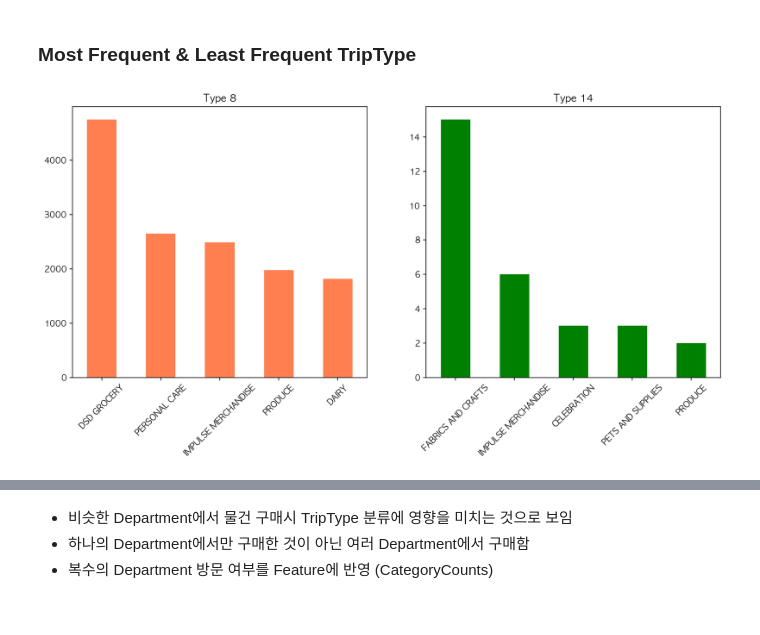
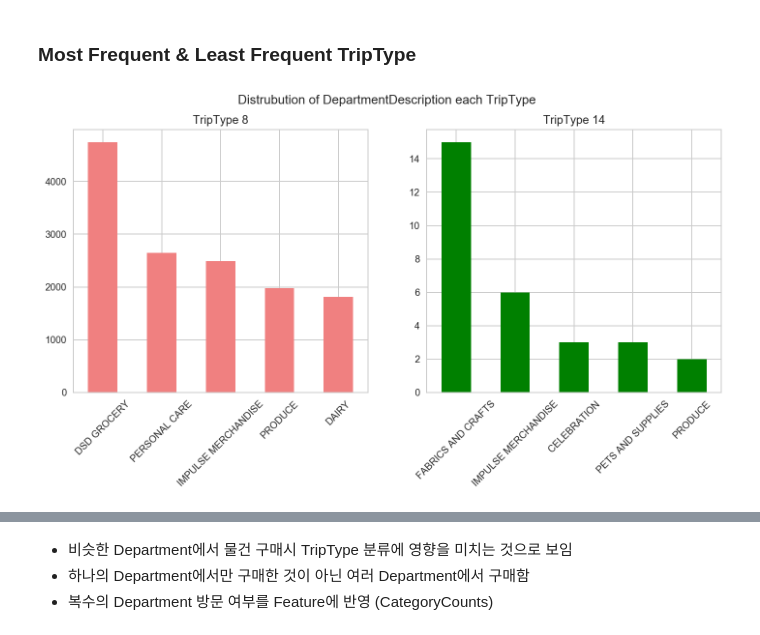
Before and after one commit to iayrots/dss7_SWYA_walmart, a Jupyter notebook: main_presentation/2팀(SWYA)_B_발표자료.ipynb, the cells around one changed output, grey strips where cells are left out. Drawn from its saved outputs; the diff is of its cells as text; code cells hidden in the pictures.

```diff
--- a/main_presentation/2팀(SWYA)_B_발표자료.ipynb
+++ b/main_presentation/2팀(SWYA)_B_발표자료.ipynb
@@ -96,6 +92,8 @@ import pandas as pd
 import matplotlib as mpl
 import matplotlib.pyplot as plt
 import seaborn as sns
+sns.set_style('whitegrid')
+%config InlineBackend.figure_formats = {'png', 'retina'}
 
 from walmart_utils import *
 
@@ -195,22 +196,24 @@ Name: DepartmentDescription, dtype: int64
 # %% [markdown]
 ### Most Frequent & Least Frequent TripType
 # %%
-fig = plt.figure(figsize=(14, 6))
+fig = plt.figure(figsize=(12, 5))
 
 ax1 = fig.add_subplot(121)
 type_8 = train[train.TripType == 8]
 type_8_items = type_8[["TripType","DepartmentDescription"]]
 type_8_items.DepartmentDescription.value_counts().head().plot(kind="bar", rot=45,
-                                        title="Type 8", color="coral")
+                                        title="TripType 8", color="lightcoral")
 ax1 = fig.add_subplot(122)
 type_14 = train[train.TripType == 14]
 type_14_items = type_14[["TripType","DepartmentDescription"]]
 type_14_items.DepartmentDescription.value_counts().head().plot(kind="bar", rot=45,
-                                        title="Type 14", color="green")
+                                        title="TripType 14", color="green")
+
+fig.suptitle("Distrubution of DepartmentDescription each TripType", fontsize=13)
 plt.xticks(fontsize=10)
 plt.show()
 # %% [output]
-[figure, old version]
+[figure, new version]
 # %% [markdown]
 - 가장 많은 TripType과 적은 TripType에서 등장하는 DepartmentDescription의 차이 존재
 - 하나의 Department에서만 구매한 것이 아닌 여러 Department에서 구매함
```
Also changed, not shown: parts of 40 cells of this notebook.
